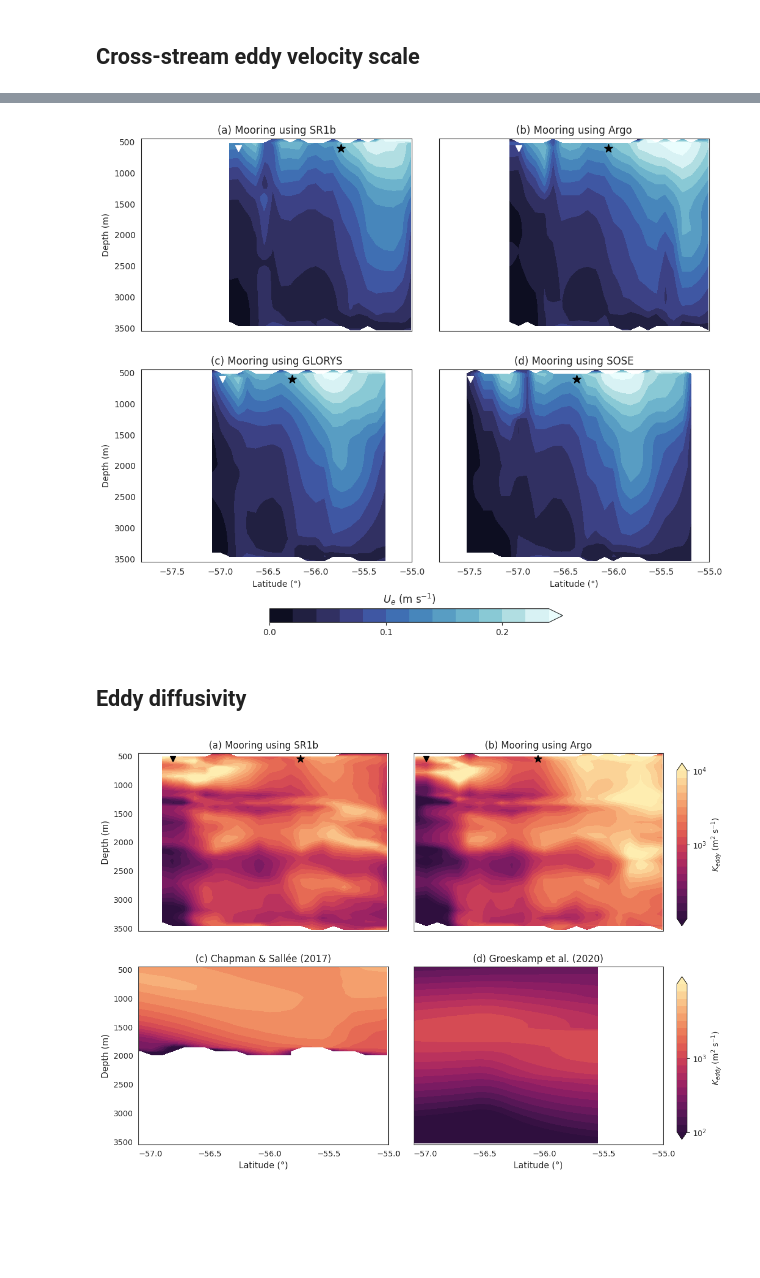
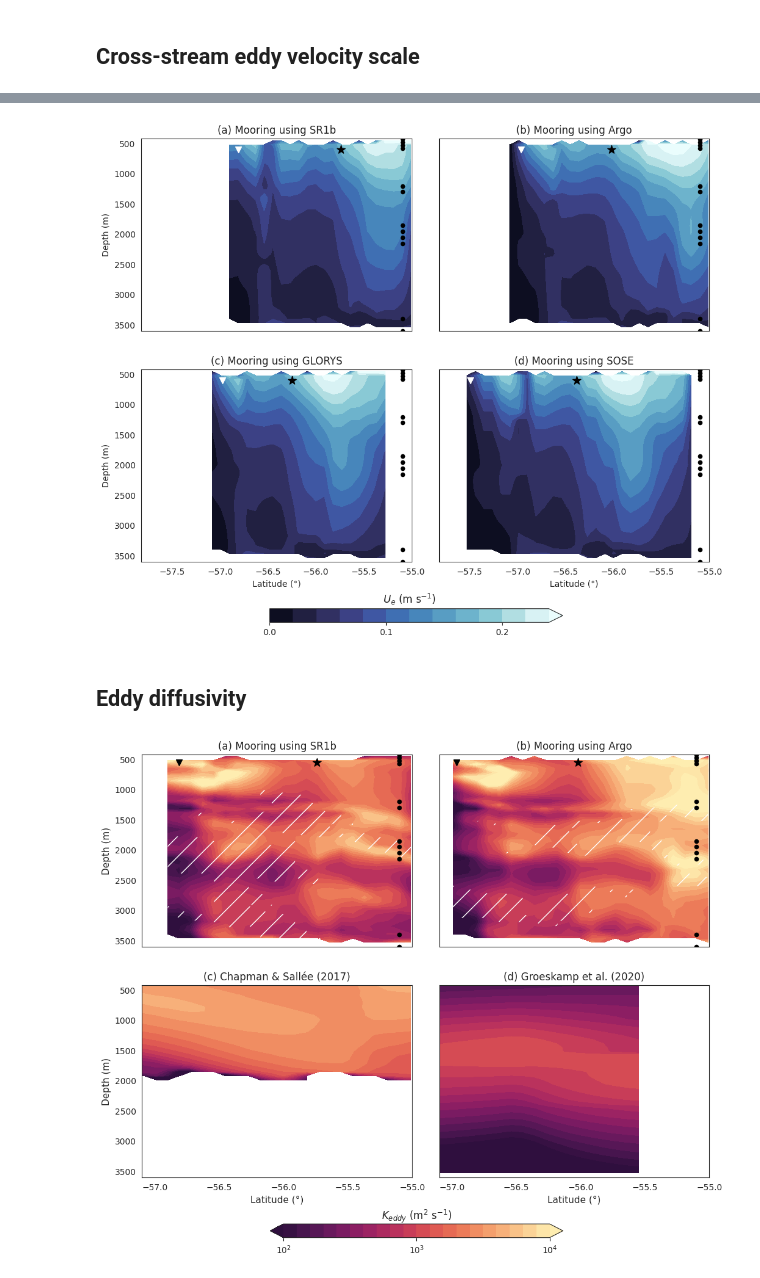
Before and after one commit to MiriamSterl/SouthernOceanMooringDiffusivity, a Jupyter notebook: plot_data_paper.ipynb, the cells around one changed output, grey strips where cells are left out. Saved outputs shown, nothing was run; the diff lists cells and outputs as text; code cells hidden in the pictures; blank space fills up the shorter version.

Commit message:
Edit figures

```diff
--- a/plot_data_paper.ipynb
+++ b/plot_data_paper.ipynb
@@ -333,9 +337,10 @@ ax3.scatter(SAF_lat_Argo, 550, marker='*', color='k', s=100, zorder=10)
 
 for ax in [ax1,ax2,ax3]:
     ax.set_xlim(-57.1,-55)
-    ax.set_ylim(450,3550)
+    ax.set_ylim(420,3600)
     ax.invert_yaxis()
     ax.set_xlabel('Latitude (°)')
+    ax.scatter(np.ones(len(instrument_depths))*-55.1, instrument_depths, marker='o', color='k', s=20, zorder=10)
 ax1.set_ylabel('Depth (m)')
 
 ax1.set_title(r'(a) Section SR1b')
@@ -349,6 +354,6 @@ cbar1.ax.set_ylabel(r'$\Theta_{rms}$ ($^o$C)',fontsize=12)
 
 plt.subplots_adjust(wspace=0.1)
 
-#plt.savefig('figures_paper/rms_theta.pdf', bbox_inches='tight')
+plt.savefig('../figures_paper/rms_theta.pdf', bbox_inches='tight')
 plt.show()
 # %% [output]
@@ -821,9 +898,10 @@ ax2.scatter(SAF_lat_Argo, 600, marker='*', color='k', s=100, zorder=10)
 
 for ax in [ax1,ax2]:
     ax.set_xlim(-57.18,-55)
-    ax.set_ylim(450,3550)
+    ax.set_ylim(420,3600)
     ax.invert_yaxis()
     ax.set_xlabel('Latitude (°)')
+    ax.scatter(np.ones(len(instrument_depths))*-55.1, instrument_depths, marker='o', color='k', s=20, zorder=10)
 ax1.set_ylabel('Depth (m)')
 
 ax1.set_title(r'(a) Mooring using SR1b')
@@ -836,6 +914,6 @@ cbar1.ax.set_ylabel(r'$U_{e}$ (m s$^{-1}$)',fontsize=12)
 
 plt.subplots_adjust(wspace=0.1)
 
-plt.savefig('figures_paper/Ue.pdf', bbox_inches='tight')
+#plt.savefig('../figures_paper/Ue.pdf', bbox_inches='tight')
 plt.show()
 # %% [output]
@@ -856,7 +934,7 @@ ax2.scatter(SAF_lat_Argo, 550, marker='*', color='k', s=100, zorder=10)
 
 for ax in [ax1,ax2]:
     ax.set_xlim(-57.18,-55)
-    ax.set_ylim(450,3550)
+    ax.set_ylim(420,3600)
     ax.invert_yaxis()
     ax.set_xlabel('Latitude (°)')
 ax1.set_ylabel('Depth (m)')
@@ -871,6 +949,6 @@ cbar1.ax.set_ylabel(r'$U_{along}$ (m s$^{-1}$)',fontsize=12)
 
 plt.subplots_adjust(wspace=0.1)
 
-#plt.savefig('figures_paper/Ualong.pdf', bbox_inches='tight')
+#plt.savefig('../figures_paper/Ualong.pdf', bbox_inches='tight')
 plt.show()
 # %% [output]
@@ -899,8 +977,9 @@ ax4.scatter(SAF_lat_SOSE, 600, marker='*', color='k', s=100, zorder=10)
 
 for ax in [ax1,ax2,ax3,ax4]:
     ax.set_xlim(-57.82, -55)
-    ax.set_ylim(450,3550)
+    ax.set_ylim(420,3600)
     ax.invert_yaxis()
+    ax.scatter(np.ones(len(instrument_depths))*-55.1, instrument_depths, marker='o', color='k', s=20, zorder=10)
 ax3.set_xlabel('Latitude (°)')
 ax4.set_xlabel('Latitude (°)')
 ax1.set_ylabel('Depth (m)')
@@ -916,57 +995,55 @@ cbar = fig.colorbar(im1, cax=cbar_ax, orientation='horizontal', ticks=[0,0.1,0.2
 cbar.ax.set_title(r'$U_{e}$ (m s$^{-1}$)',fontsize=12)
 
 plt.subplots_adjust(wspace=0.1)
-plt.savefig('figures_paper/Ue_all.pdf', bbox_inches='tight')
+plt.savefig('../figures_paper/Ue_all.pdf', bbox_inches='tight')
 plt.show()
 # %% [output]
-[figure, old version]
+[figure, new version]
 # %% [markdown]
 ## Eddy diffusivity
 # %%
-ds_groeskamp = xr.open_dataset('data/Groeskamp_diffusivity/eddy_diff_Groeskamp.nc')
-ds_chapmansallee = xr.open_dataset('data/ChapmanSallée_diffusivity/eddy_diff_ChapmanSallée.nc')
+ds_groeskamp = xr.open_dataset('../data/Groeskamp_diffusivity/eddy_diff_Groeskamp.nc')
+ds_chapmansallee = xr.open_dataset('../data/ChapmanSallée_diffusivity/eddy_diff_ChapmanSallée.nc')
 
 fig, ((ax1,ax2),(ax3,ax4)) = plt.subplots(2, 2, figsize=(12,9),sharex=True, sharey=True)
 cmap = cmo.cm.matter_r
 levs_moorings = np.arange(2, 4.1, 0.1)
-#levs_groeskamp = np.arange(1.5, 3.51, 0.1)
 
 im1 = ax1.contourf(lat_moorings, depth_moorings, np.log10(ds_moorings_sr1b_depth.eddy_diff.values),cmap=cmap, levels = levs_moorings, extend='both')
+hatch1 = ax1.contourf(lat_section, depth_section, np.log10(abs(ds_section_depth.dthetabardy)), levels=[-8,-7],colors='none', hatches=['/'])
 ax1.scatter(PF_lat_SR1b, 550, marker='v', color='k', s=50, zorder=10)
 ax1.scatter(SAF_lat_SR1b, 550, marker='*', color='k', s=100, zorder=10)
 im2 = ax2.contourf(lat_moorings, depth_moorings, np.log10(ds_moorings_argo_depth.eddy_diff.values),cmap=cmap, levels = levs_moorings, extend='both')
+hatch2 = ax2.contourf(lat_moorings, depth_moorings, np.log10(abs(ds_moorings_argo_depth.dthetabardy)), levels=[-8,-7],colors='none', hatches=['/'])
 ax2.scatter(PF_lat_Argo, 550, marker='v', color='k', s=50, zorder=10)
 ax2.scatter(SAF_lat_Argo, 550, marker='*', color='k', s=100, zorder=10)
 im3 = ax3.contourf(lat_moorings, depth_moorings, np.log10(ds_chapmansallee.K.values),cmap=cmap, levels = levs_moorings, extend='both')
 im4 = ax4.contourf(lat_moorings, depth_moorings, np.log10(ds_groeskamp.K.values),cmap=cmap, levels = levs_moorings, extend='both')
 
-cbar_ax1 = fig.add_axes([0.92, 0.54, 0.015, 0.32])
-cbar1 = fig.colorbar(im1, cax=cbar_ax1, orientation='vertical', ticks=[3,4])
-cbar1.ax.set_yticklabels([r'$10^{3}$',r'$10^{4}$'])
-cbar1.ax.set_ylabel(r'$K_{eddy}$ (m$^2$ s$^{-1}$)')
-
-cbar_ax2 = fig.add_axes([0.92, 0.12, 0.015, 0.32])
-cbar2 = fig.colorbar(im3, cax=cbar_ax2, orientation='vertical', ticks=[2,3])
-cbar2.ax.set_yticklabels([r'$10^{2}$',r'$10^{3}$'])
-cbar2.ax.set_ylabel(r'$K_{eddy}$ (m$^2$ s$^{-1}$)')
+cbar_ax = fig.add_axes([0.3, 0, 0.4, 0.025])
+cbar = fig.colorbar(im1, cax=cbar_ax, orientation='horizontal', ticks=[2,3,4])
+cbar.ax.set_xticklabels([r'$10^{2}$',r'$10^{3}$',r'$10^{4}$'])
+cbar.ax.set_title(r'$K_{eddy}$ (m$^2$ s$^{-1}$)')
 
 ax1.set_title(r'(a) Mooring using SR1b')
 ax2.set_title(r'(b) Mooring using Argo')
 ax3.set_title(r'(c) Chapman & Sallée (2017)')
 ax4.set_title(r'(d) Groeskamp et al. (2020)')
 
 for ax in [ax1, ax2, ax3, ax4]:
     ax.grid(False)
     ax.set_xlim(-57.1,-55)
-    ax.set_ylim(450,3550)
+    ax.set_ylim(420,3600)
     ax.invert_yaxis()
 for ax in [ax3,ax4]:
     ax.set_xticks(np.arange(-57,-54.8,0.5))
     ax.set_xlabel(r'Latitude (°)', fontsize=11)
 for ax in [ax1,ax3]:
     ax.set_ylabel('Depth (m)', fontsize=11)
+for ax in [ax1,ax2]:
+    ax.scatter(np.ones(len(instrument_depths))*-55.1, instrument_depths, marker='o', color='k', s=20, zorder=10)
 
 plt.subplots_adjust(wspace=0.1)
-plt.savefig('figures_paper/diffusivity.pdf', bbox_inches='tight')
+#plt.savefig('../figures_paper/diffusivity.pdf', bbox_inches='tight')
 # %% [output]
-[figure, old version]
+[figure, new version]
```
Also changed, not shown: parts of 18 cells of this notebook, 3 other files.
